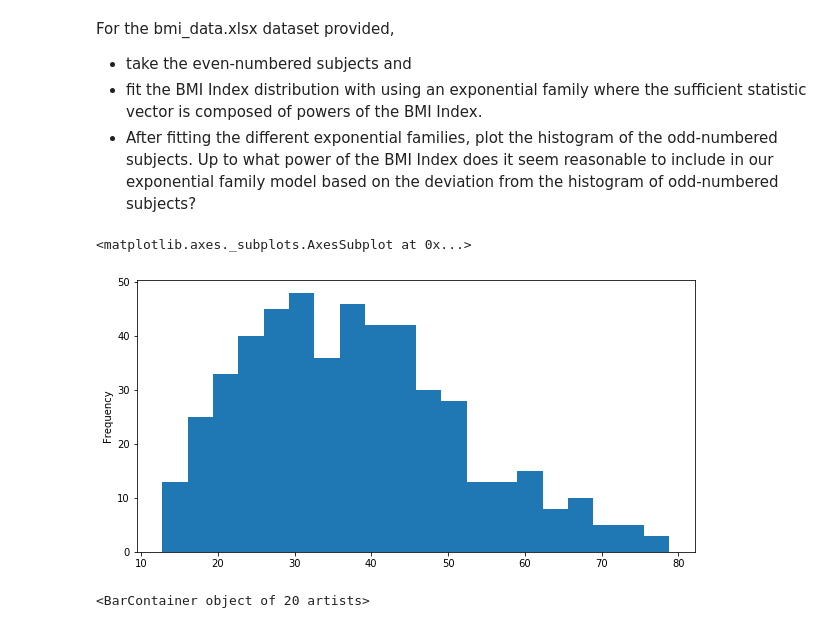
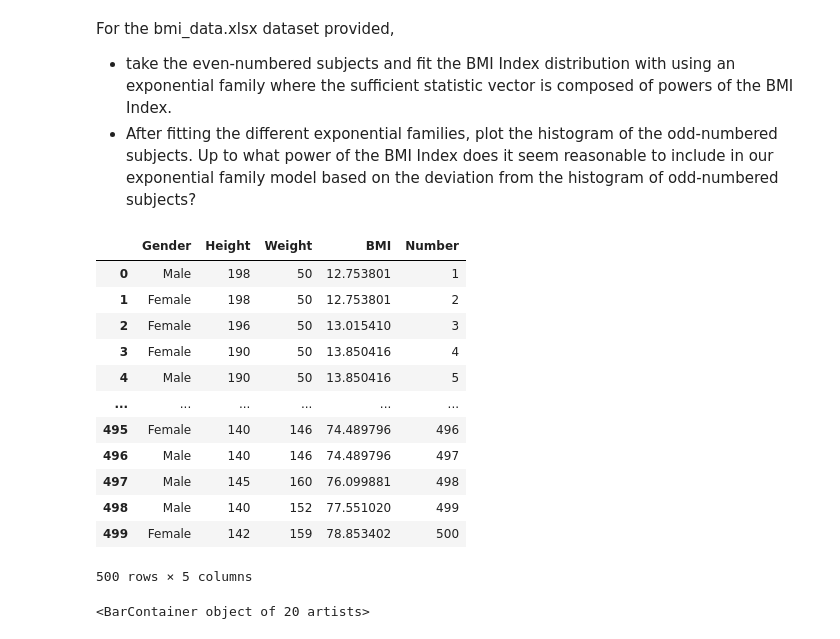
Before and after one commit to EiderDiaz/midterm_ds_is, a Jupyter notebook: final summer takehome/Q1_exponential families.ipynb, the cells around one changed output. Cells and saved outputs as stored; diff of their text form; code cells hidden in the pictures.

```diff
--- a/final summer takehome/Q1_exponential families.ipynb
+++ b/final summer takehome/Q1_exponential families.ipynb
@@ -1,8 +1,7 @@
 # %% [markdown]
 For the bmi_data.xlsx dataset provided,
 
-- take the even-numbered subjects and
-- fit the BMI Index distribution with using an exponential family where the sufficient statistic vector is composed of powers of the BMI Index.
+- take the even-numbered subjects and fit the BMI Index distribution with using an exponential family where the sufficient statistic vector is composed of powers of the BMI Index.
 - After fitting the different exponential families, plot the histogram of the odd-numbered subjects. Up to what power of the BMI Index does it seem reasonable to include in our exponential family model based on the deviation from the histogram of odd-numbered subjects?
 # %%
 import pandas as pd
@@ -14,10 +13,20 @@ from scipy import integrate
 # %%
 bmi_data = pd.read_excel('bmi_data.xlsx')
 bmi_data
-bmi_data['BMI'].plot(kind='hist', figsize=(10,5),bins=20)
 # %% [output]
+|  | Gender | Height | Weight | BMI | Number |
+| 0 | Male | 198 | 50 | 12.753801 | 1 |
+| 1 | Female | 198 | 50 | 12.753801 | 2 |
+| 2 | Female | 196 | 50 | 13.015410 | 3 |
+| 3 | Female | 190 | 50 | 13.850416 | 4 |
+| 4 | Male | 190 | 50 | 13.850416 | 5 |
+| ... | ... | ... | ... | ... | ... |
+| 495 | Female | 140 | 146 | 74.489796 | 496 |
+| 496 | Male | 140 | 146 | 74.489796 | 497 |
+| 497 | Male | 145 | 160 | 76.099881 | 498 |
+| 498 | Male | 140 | 152 | 77.551020 | 499 |
+| 499 | Female | 142 | 159 | 78.853402 | 500 |
-<matplotlib.axes._subplots.AxesSubplot at 0x...>
+500 rows × 5 columns
-[figure, removed]
 # %%
 freqs, bins = np.histogram(bmi_data["BMI"], bins=20)
 bmi_median = bmi_data["BMI"].median()
```
Also changed, not shown: parts of 6 cells of this notebook.
